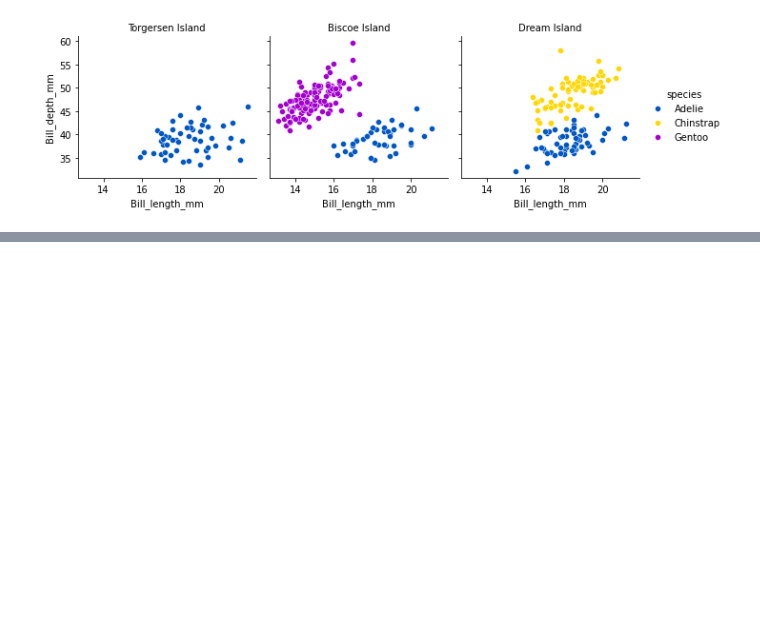
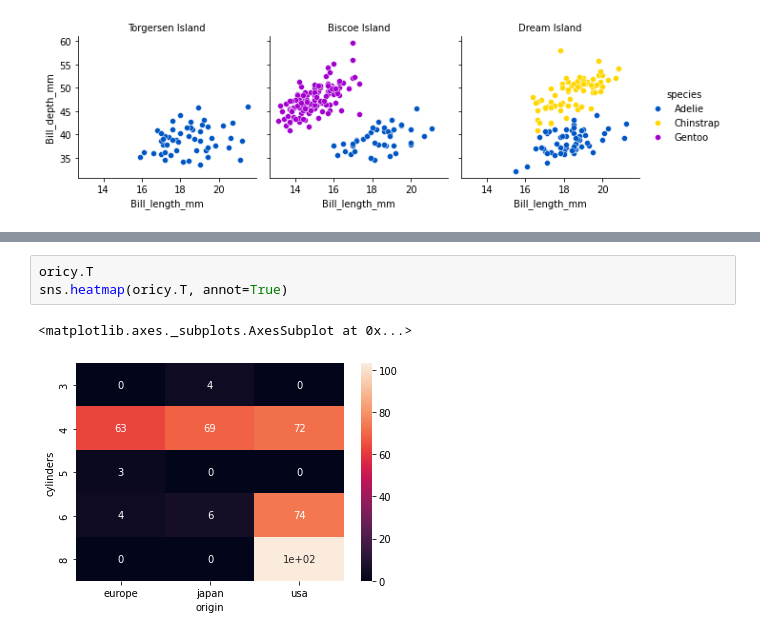
Before and after one commit to ShakilM26/Data-Visualization, a Jupyter notebook: seaborn2.ipynb, the cells around one changed output, grey strips where cells are left out. Saved outputs shown, nothing was run; the diff lists cells and outputs as text; blank space fills up the shorter version.

```diff
--- a/seaborn2.ipynb
+++ b/seaborn2.ipynb
@@ -37,0 +69,6 @@ g.set_titles(row_template='{row_name}', col_template='{col_name} Penguins')
+# %%
+oricy.T
+sns.heatmap(oricy.T, annot=True)
+# %% [output]
+<matplotlib.axes._subplots.AxesSubplot at 0x...>
+[figure, added]
```
Also changed, not shown: parts of 19 cells of this notebook.
